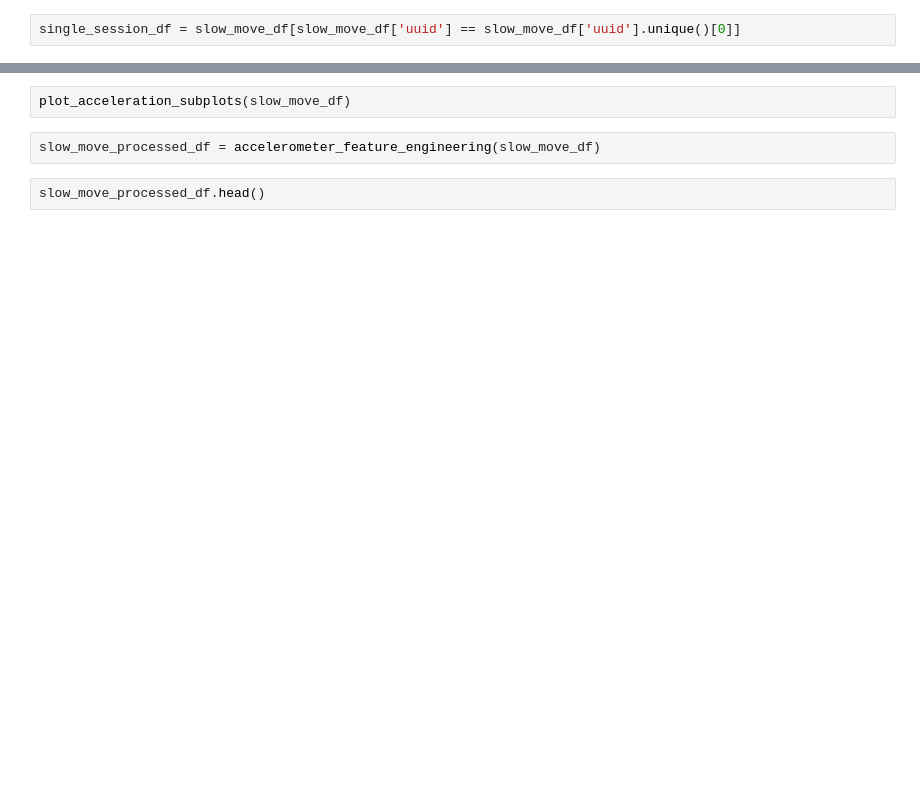
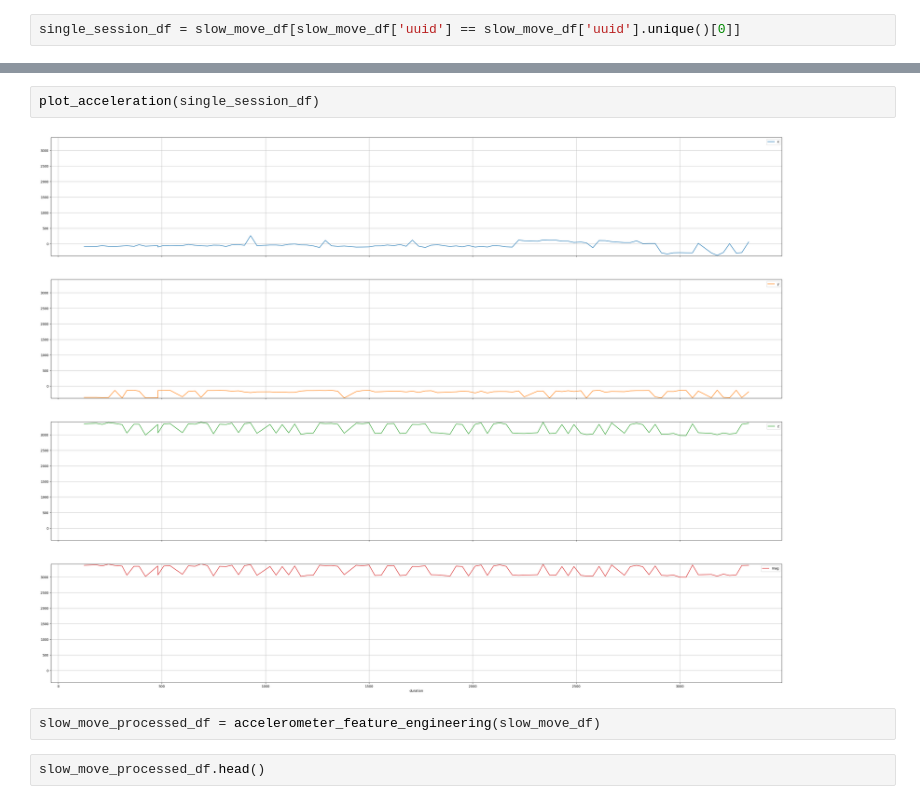
Before and after one commit to t1m0/master_thesis_analysis, a Jupyter notebook: 05_slow_move_analysis.ipynb, the cells around one changed output, grey strips where cells are left out. Drawn from its saved outputs; the diff is of its cells as text; blank space fills up the shorter version.

```diff
--- a/05_slow_move_analysis.ipynb
+++ b/05_slow_move_analysis.ipynb
@@ -28,5 +52,7 @@ df_std.boxplot()
-# %%
-plot_acceleration_subplots(slow_move_df)
+# %%
+plot_acceleration(single_session_df)
+# %% [output]
+[figure, added]
 # %%
 slow_move_processed_df = accelerometer_feature_engineering(slow_move_df)
 # %%
```
Also changed, not shown: parts of 13 cells of this notebook, 3 other files.
